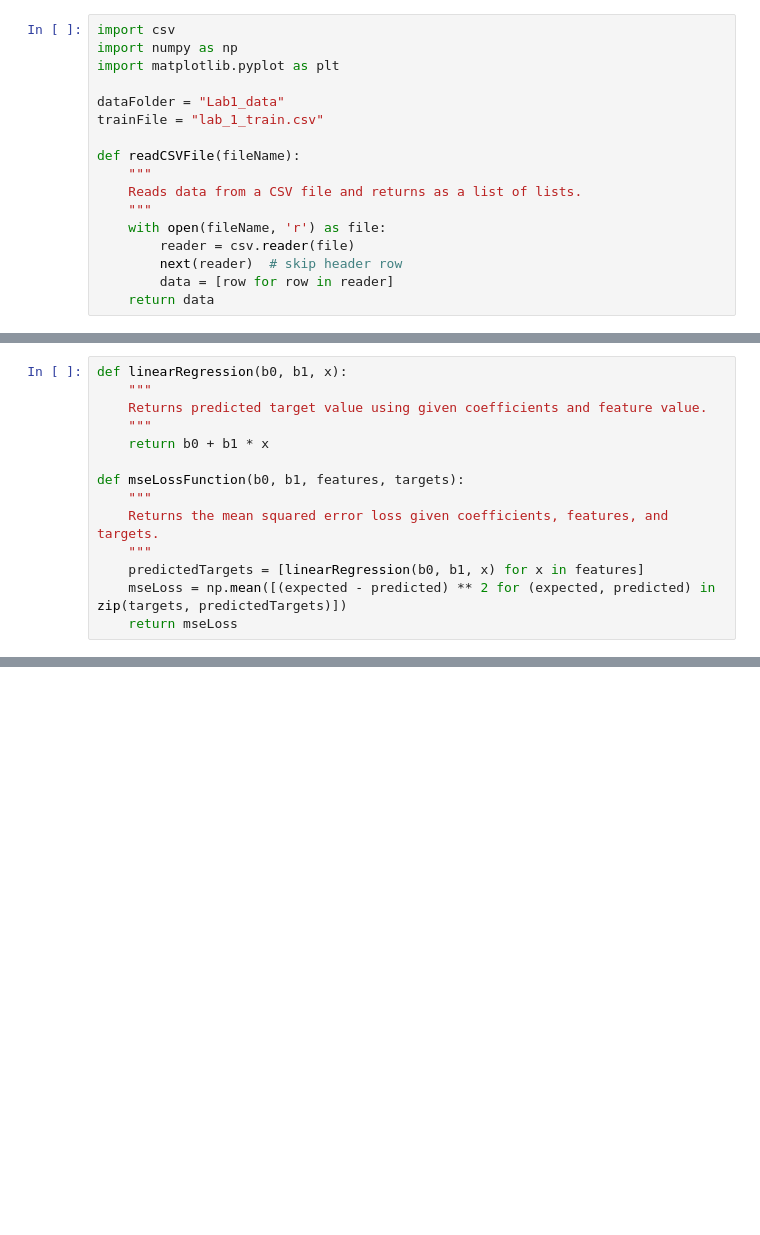
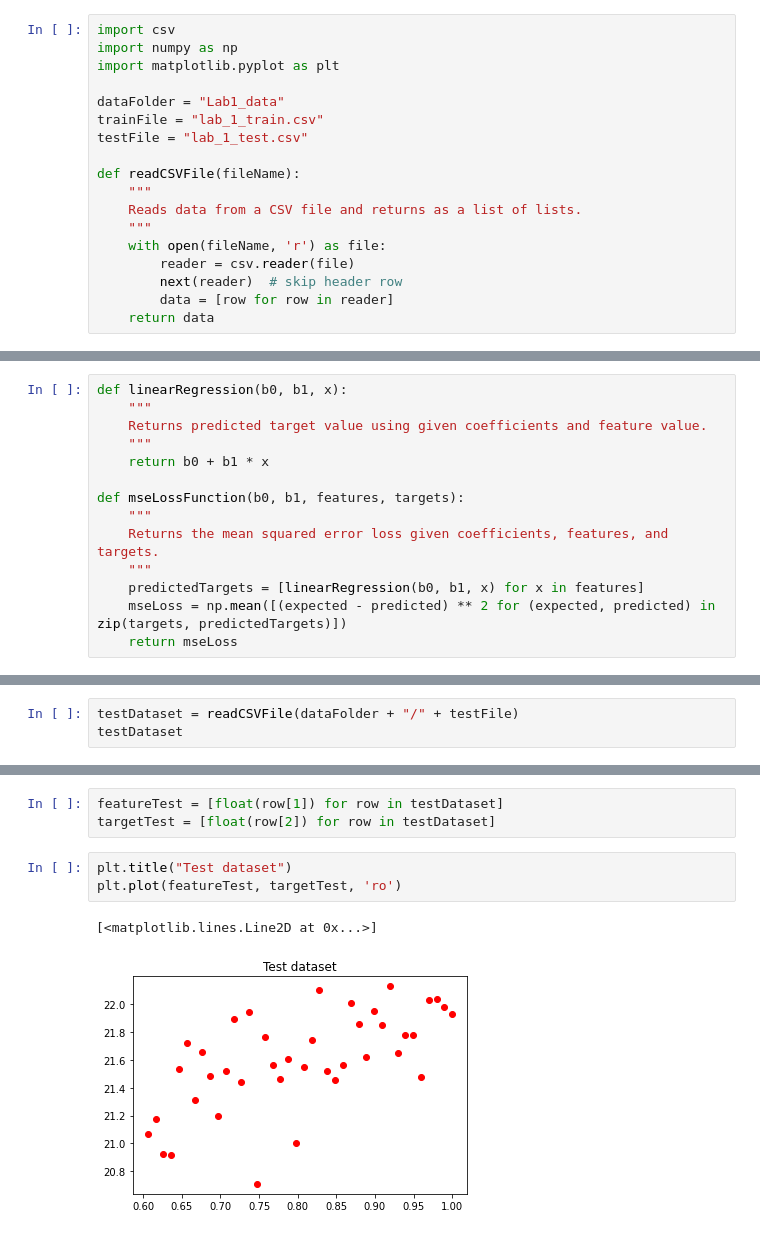
Before and after one commit to MirgorVlad/MachineLearning, a Jupyter notebook: lab1/ml_lab1.ipynb, the cells around one changed output, grey strips where cells are left out. Cells and saved outputs as stored; diff of their text form; blank space fills up the shorter version.

Commit message:
test model

```diff
--- a/lab1/ml_lab1.ipynb
+++ b/lab1/ml_lab1.ipynb
@@ -5,6 +5,7 @@ import matplotlib.pyplot as plt
 
 dataFolder = "Lab1_data"
 trainFile = "lab_1_train.csv"
+testFile = "lab_1_test.csv"
 
 def readCSVFile(fileName):
     """
@@ -159,0 +165,3 @@ Loss function value =  0.07481694390138209
+# %%
+testDataset = readCSVFile(dataFolder + "/" + testFile)
+testDataset
@@ -159,0 +186,9 @@ Loss function value =  0.07481694390138209
+# %%
+featureTest = [float(row[1]) for row in testDataset]
+targetTest = [float(row[2]) for row in testDataset]
+# %%
+plt.title("Test dataset")
+plt.plot(featureTest, targetTest, 'ro')
+# %% [output]
+[<matplotlib.lines.Line2D at 0x...>]
+[figure, added]
```
Also changed, not shown: parts of 6 cells of this notebook.
